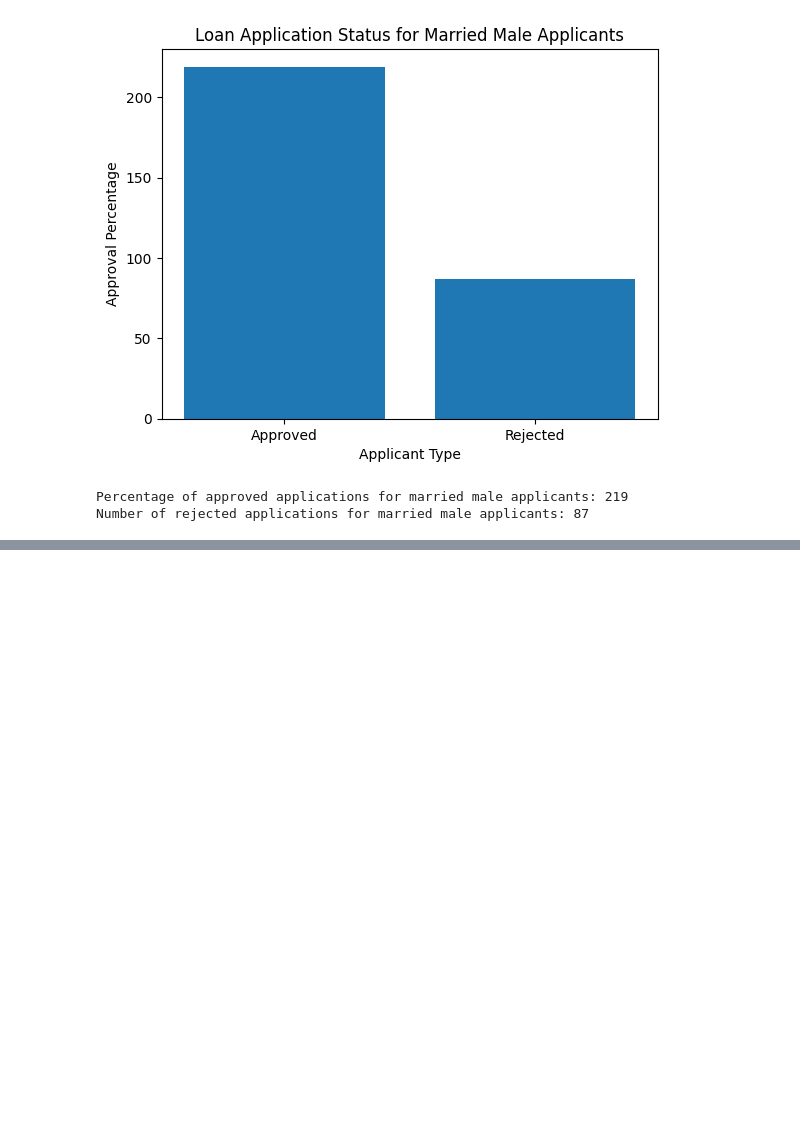
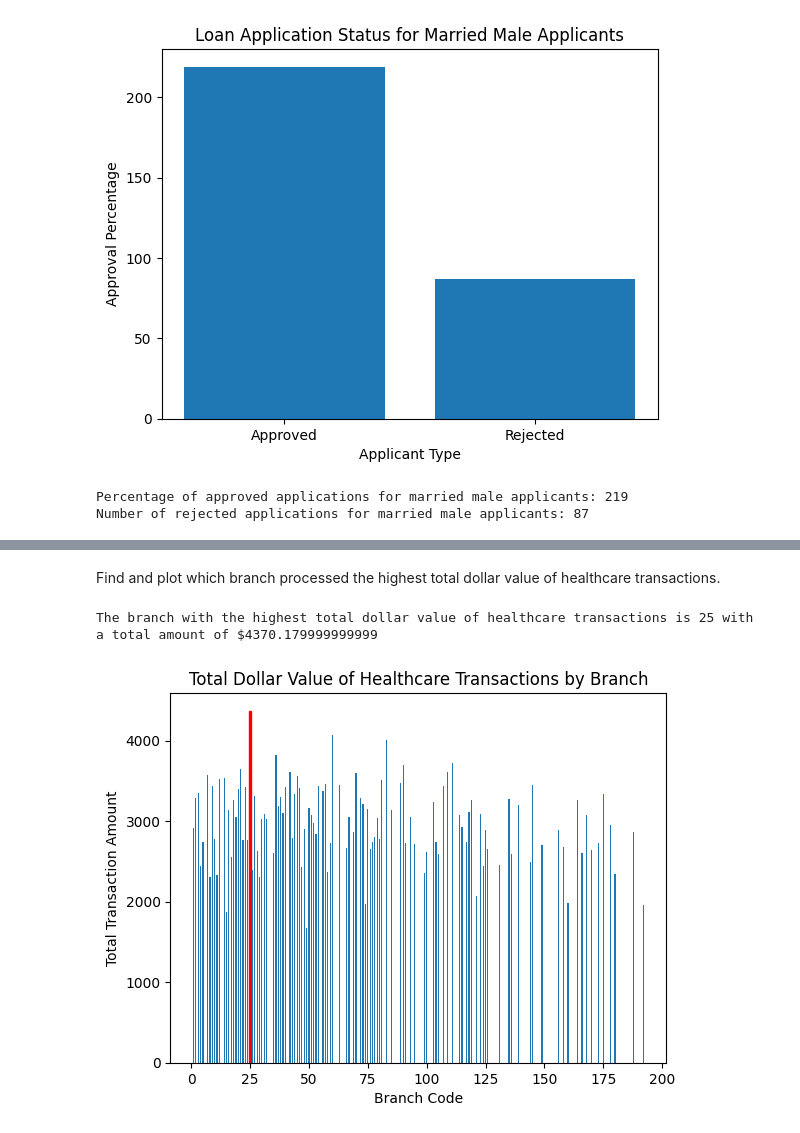
Before and after one commit to Semaj27/Capstone-Project, a Jupyter notebook: etl.ipynb, the cells around one changed output, grey strips where cells are left out. Drawn from its saved outputs; the diff is of its cells as text; code cells hidden in the pictures; blank space fills up the shorter version.

```diff
--- a/etl.ipynb
+++ b/etl.ipynb
@@ -613,0 +645,40 @@ Number of rejected applications for married male applicants: 87
+# %% [markdown]
+Find and plot which branch processed the highest total dollar value of healthcare transactions.
+# %%
+import mysql.connector
+import matplotlib.pyplot as plt
+
+# establish a connection to the MySQL database
+sql = mysql.connector.connect(user='root', password='password', host='localhost', database='creditcard_capstone')
+
+#retrieve the branch with the highest total dollar value of healthcare transactions
+cursor = sql.cursor()
+query = "SELECT branch_code, SUM(transaction_value) AS total_amount FROM CDW_SAPP_credit\
+         WHERE transaction_type = 'HEALTHCARE' GROUP BY branch_code ORDER BY total_amount DESC LIMIT 1"
+cursor.execute(query)
+highest_branch = cursor.fetchone()[0]
+
+# retrieve the total transaction amounts for all branches that processed healthcare transactions
+query = "SELECT branch_code, SUM(transaction_value) AS total_amount FROM CDW_SAPP_credit\
+         WHERE transaction_type = 'HEALTHCARE' GROUP BY branch_code ORDER BY total_amount DESC"
+cursor.execute(query)
+
+# initialize lists to hold the branch codes and total transaction amounts
+branch_codes, total_amounts = zip(*cursor.fetchall())
+
+fig, ax = plt.subplots()
+ax.bar(branch_codes, total_amounts, width=0.5)
+ax.set_xlabel('Branch Code')
+ax.set_ylabel('Total Transaction Amount')
+ax.set_title('Total Dollar Value of Healthcare Transactions by Branch')
+
+# highlight the highest total dollar value of healthcare transactions
+ax.get_children()[branch_codes.index(highest_branch)].set_color('red')
+
+
+print(f"The branch with the highest total dollar value of healthcare transactions is {highest_branch} with a total amount of ${total_amounts[0]}")
+
+plt.show()
+# %% [output]
+The branch with the highest total dollar value of healthcare transactions is 25 with a total amount of $4370.179999999999
+[figure, added]
```
Also changed, not shown: parts of 8 cells of this notebook.
